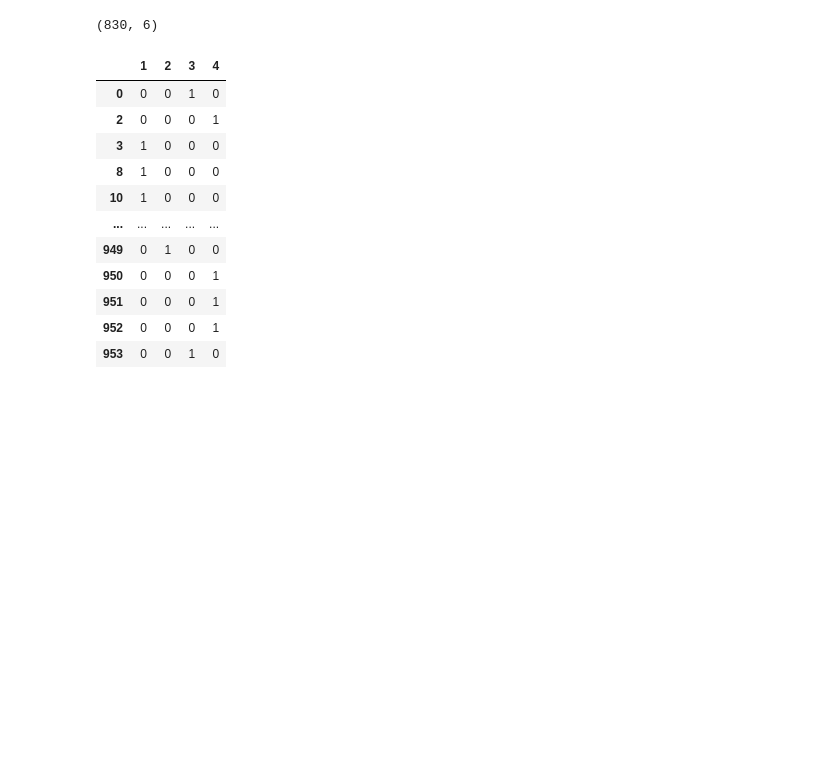
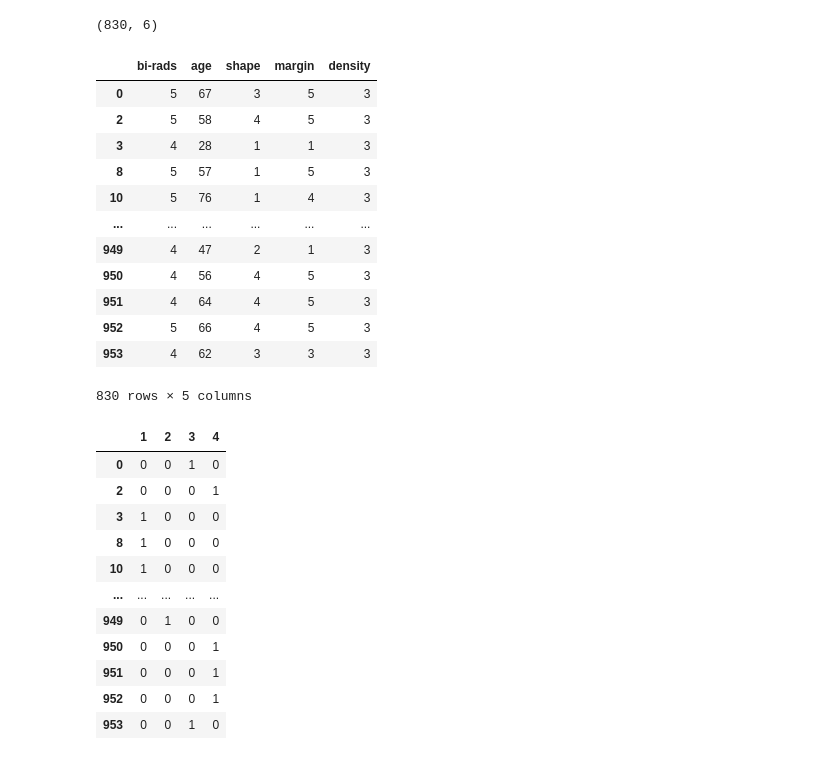
Before and after one commit to alexandradecarvalho/logistic-regression, a Jupyter notebook: log_reg_sk.ipynb, the cells around one changed output. Drawn from its saved outputs; the diff is of its cells as text; code cells hidden in the pictures; blank space fills up the shorter version.

```diff
--- a/log_reg_sk.ipynb
+++ b/log_reg_sk.ipynb
@@ -8,17 +8,31 @@ import sklearn.preprocessing
 # %%
 data=pd.read_csv("mammographic_masses.data",names=["bi-rads","age","shape","margin","density","severity"])
 data_n=data.values #extracting only the matrix of values
 
 data = data[(data['bi-rads']!='?') & (data['age']!='?') & (data['shape']!='?') & (data['margin']!='?') & (data['density']!='?') & (data['severity']!='?')]
 data = data.astype(int)
 print(data.shape)
 
 X = data[["bi-rads","age","shape","margin","density"]]
 y=data[["severity"]].values
+X
 
 ##a few examples from the dataset
 # %% [output]
 (830, 6)
+|  | bi-rads | age | shape | margin | density |
+| 0 | 5 | 67 | 3 | 5 | 3 |
+| 2 | 5 | 58 | 4 | 5 | 3 |
+| 3 | 4 | 28 | 1 | 1 | 3 |
+| 8 | 5 | 57 | 1 | 5 | 3 |
+| 10 | 5 | 76 | 1 | 4 | 3 |
+| ... | ... | ... | ... | ... | ... |
+| 949 | 4 | 47 | 2 | 1 | 3 |
+| 950 | 4 | 56 | 4 | 5 | 3 |
+| 951 | 4 | 64 | 4 | 5 | 3 |
+| 952 | 5 | 66 | 4 | 5 | 3 |
+| 953 | 4 | 62 | 3 | 3 | 3 |
+830 rows × 5 columns
 # %%
 one_hot_shapes = pd.get_dummies(X['shape'])
 one_hot_shapes
```
Also changed, not shown: parts of 2 cells of this notebook.
